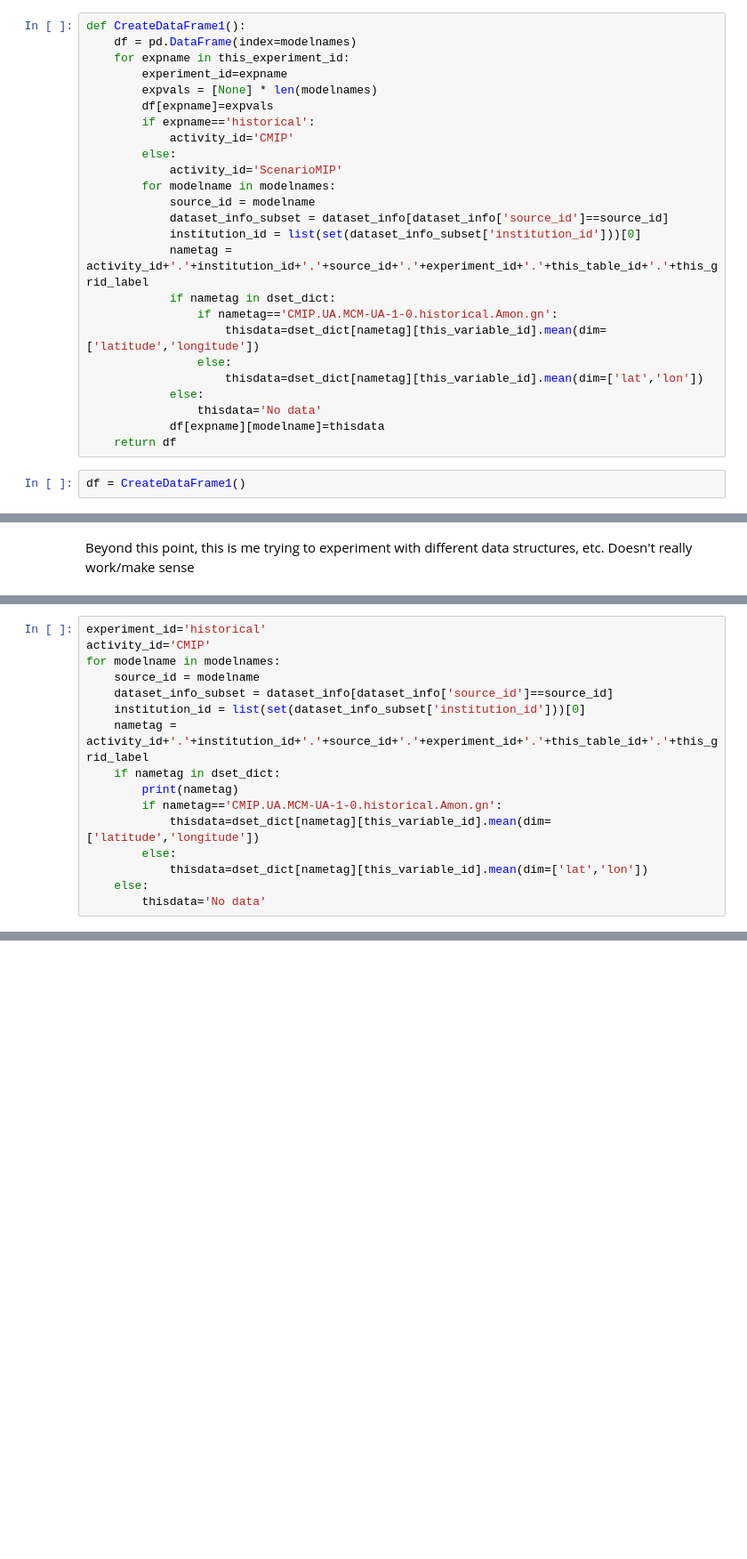
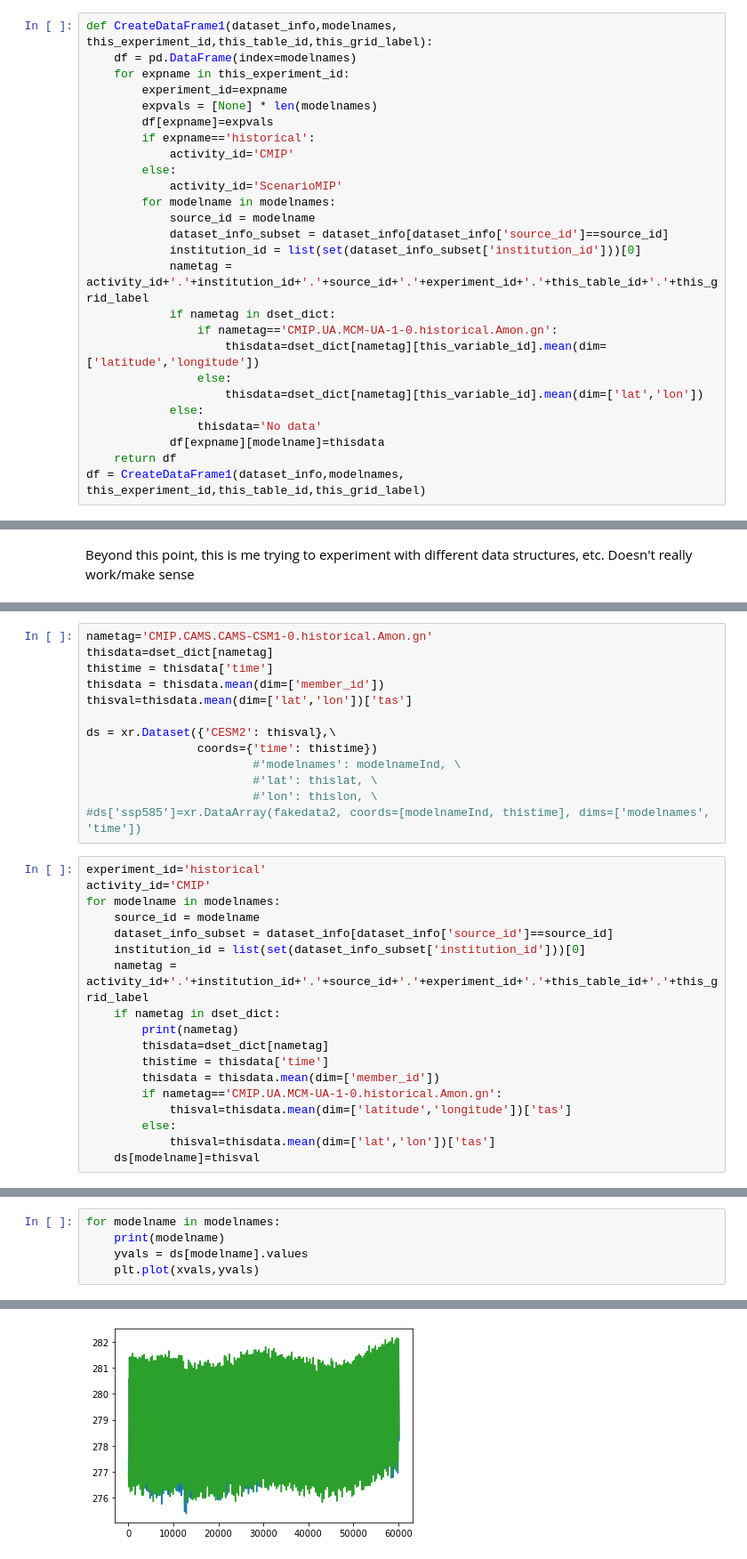
Before and after one commit to tusharkh/cmip6-outreach-tool, a Jupyter notebook: notebooks/CreateTimeSeries.ipynb, the cells around one changed output, grey strips where cells are left out. Shown at 89% size. Cells and saved outputs as stored; diff of their text form; blank space fills up the shorter version.

```diff
--- a/notebooks/CreateTimeSeries.ipynb
+++ b/notebooks/CreateTimeSeries.ipynb
@@ -57,7 +46,7 @@ def createDataDict():
 
 Structure: rows = models; columns = scenarios; data = timeseries
 # %%
-def CreateDataFrame1():
+def CreateDataFrame1(dataset_info,modelnames, this_experiment_id,this_table_id,this_grid_label):
     df = pd.DataFrame(index=modelnames)
     for expname in this_experiment_id:
         experiment_id=expname
@@ -81,8 +70,7 @@ def CreateDataFrame1():
                 thisdata='No data'
             df[expname][modelname]=thisdata
     return df
+df = CreateDataFrame1(dataset_info,modelnames, this_experiment_id,this_table_id,this_grid_label)
-# %%
-df = CreateDataFrame1()
 # %% [markdown]
 ### WANT TO MAKE A MULTIMODEL DATA STRUCTURE WITH DIMENSIONS OF: MODELNAME, TIME, SCENARIO
 # %% [markdown]
@@ -118,3 +101,16 @@ thisxr[modelnames=='NorCPM1']=dset_dict[nametag]['tas']
+# %%
+nametag='CMIP.CAMS.CAMS-CSM1-0.historical.Amon.gn'
+thisdata=dset_dict[nametag]
+thistime = thisdata['time']
+thisdata = thisdata.mean(dim=['member_id'])
+thisval=thisdata.mean(dim=['lat','lon'])['tas']
+
+ds = xr.Dataset({'CESM2': thisval},\
+                coords={'time': thistime})
+                        #'modelnames': modelnameInd, \
+                        #'lat': thislat, \
+                        #'lon': thislon, \
+#ds['ssp585']=xr.DataArray(fakedata2, coords=[modelnameInd, thistime], dims=['modelnames', 'time'])
 # %%
 experiment_id='historical'
 activity_id='CMIP'
@@ -125,10 +121,12 @@ for modelname in modelnames:
     nametag = activity_id+'.'+institution_id+'.'+source_id+'.'+experiment_id+'.'+this_table_id+'.'+this_grid_label
     if nametag in dset_dict:
         print(nametag)
+        thisdata=dset_dict[nametag]
+        thistime = thisdata['time']
+        thisdata = thisdata.mean(dim=['member_id'])
         if nametag=='CMIP.UA.MCM-UA-1-0.historical.Amon.gn':
-            thisdata=dset_dict[nametag][this_variable_id].mean(dim=['latitude','longitude'])
+            thisval=thisdata.mean(dim=['latitude','longitude'])['tas']
         else:
-            thisdata=dset_dict[nametag][this_variable_id].mean(dim=['lat','lon'])
-    else:
-        thisdata='No data'
+            thisval=thisdata.mean(dim=['lat','lon'])['tas']
+    ds[modelname]=thisval
 # %% [output]
@@ -152,0 +151,6 @@ CMIP.MOHC.UKESM1-0-LL.historical.Amon.gn
+# %%
+for modelname in modelnames:
+    print(modelname)
+    yvals = ds[modelname].values
+    plt.plot(xvals,yvals)
+# %% [output]
@@ -152,0 +165 @@ CMIP.MOHC.UKESM1-0-LL.historical.Amon.gn
+[figure, added]
```
Also changed, not shown: parts of 11 cells of this notebook.
